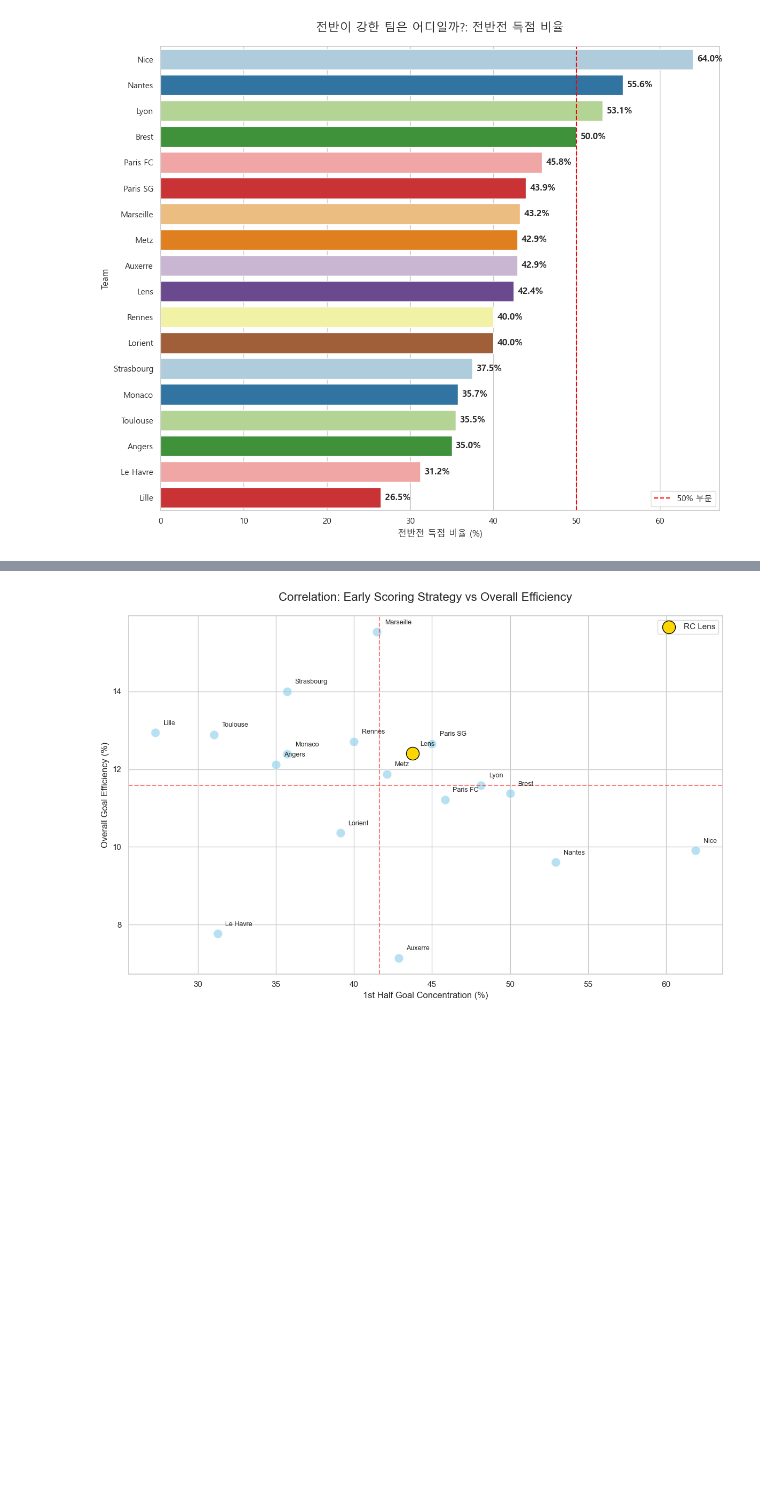
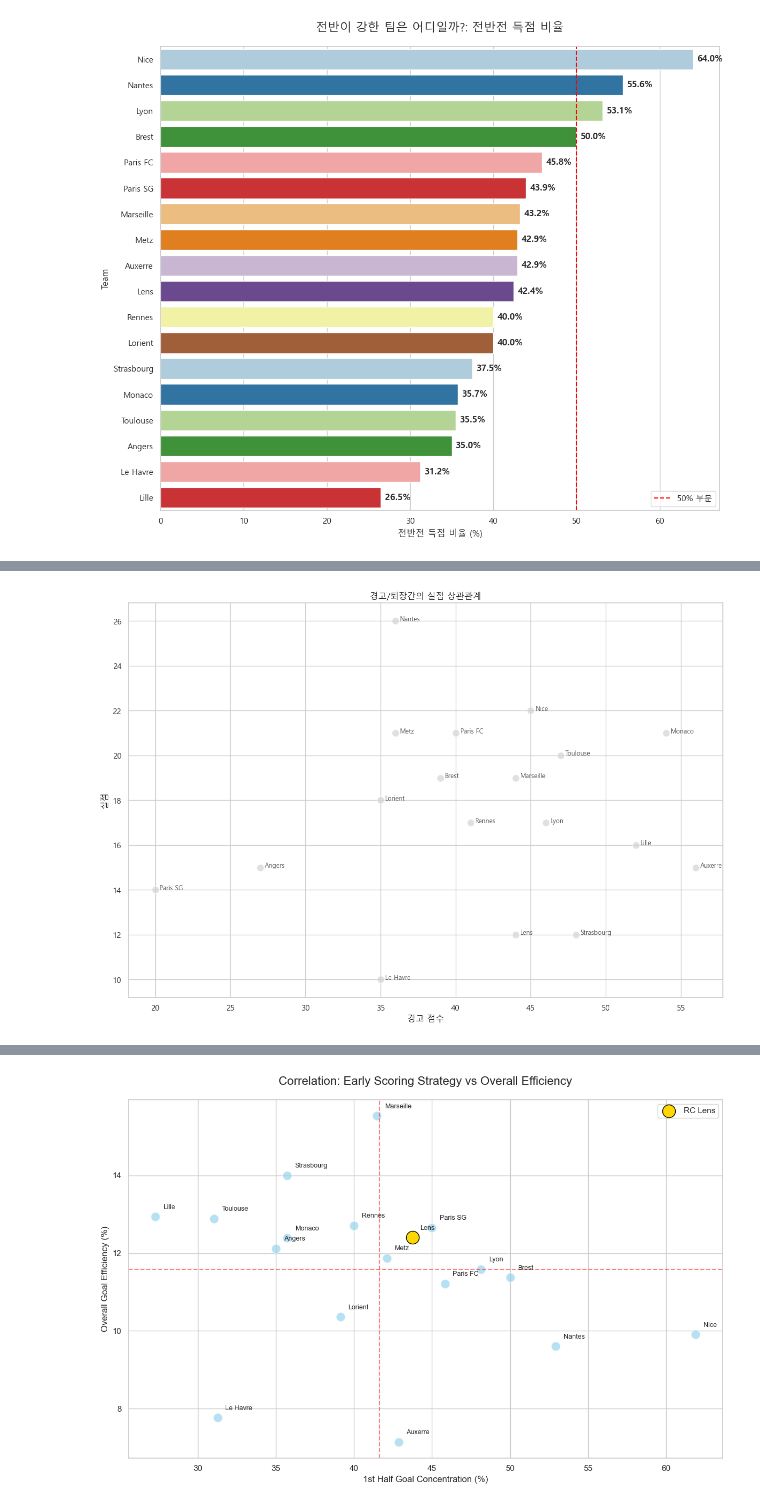
Before and after one commit to 0jyyyyy/Soccer_Lens, a Jupyter notebook: Ligue1/Ligue1_lens_dashboard.ipynb, the cells around one changed output, grey strips where cells are left out. Drawn from its saved outputs; the diff is of its cells as text; code cells hidden in the pictures; blank space fills up the shorter version.

```diff
--- a/Ligue1/Ligue1_lens_dashboard.ipynb
+++ b/Ligue1/Ligue1_lens_dashboard.ipynb
@@ -133,0 +151,27 @@ Passing `palette` without assigning `hue` is deprecated and will be removed in v
+# %%
+# 경고/퇴장 간의 실점 상관관계
+df_pivot = df_compare.pivot(index='Team', columns='Metric', values='Value').reset_index()
+plt.figure(figsize=(15,10))
+
+# 모든 팀을 기본 점으로 표시
+sns.scatterplot(
+  data=df_pivot,
+  x='경고 점수',
+  y='실점',
+  s=100,
+  color='lightgrey',
+  alpha=0.7
+)
+# 모든 팀의 이름을 점 옆에 표시
+for i in range(df_pivot.shape[0]):
+  plt.text(
+    df_pivot['경고 점수'][i] + 0.3,
+    df_pivot['실점'][i],
+    df_pivot['Team'][i],
+    fontsize=9,
+    alpha=0.8
+  )
+plt.title('경고/퇴장간의 실점 상관관계')
+plt.show()
+# %% [output]
+[figure, added]
```
Also changed, not shown: parts of 2 cells of this notebook.
